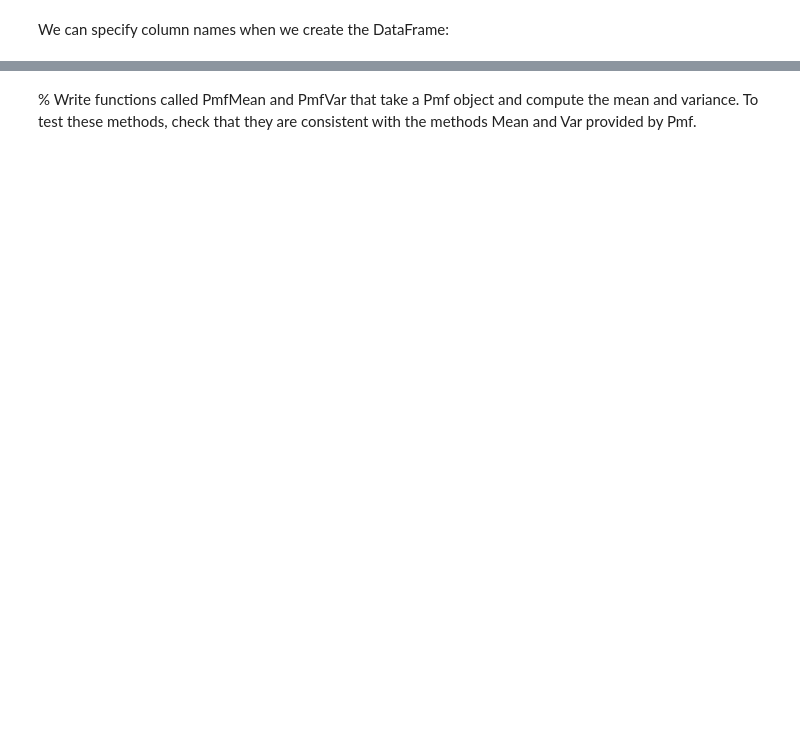
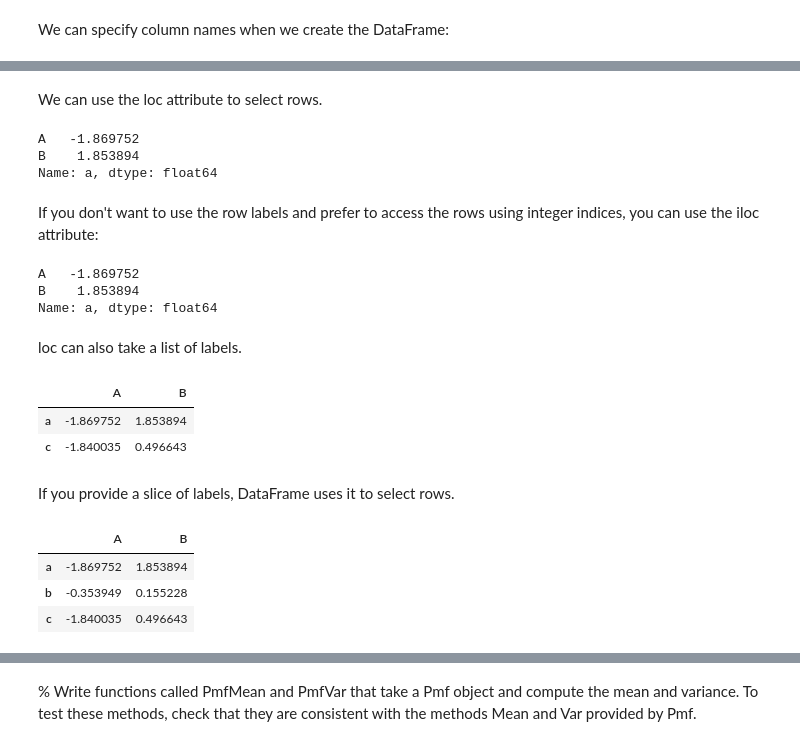
Before and after one commit to nisha1365/THINKSTATSBOOK, a Jupyter notebook: Chapter_3.ipynb, the cells around one changed output, grey strips where cells are left out. Cells and saved outputs as stored; diff of their text form; code cells hidden in the pictures; blank space fills up the shorter version.

```diff
--- a/Chapter_3.ipynb
+++ b/Chapter_3.ipynb
@@ -256,0 +290,34 @@ df
+# %% [markdown]
+We can use the loc attribute to select rows.
+# %%
+df.loc["a"]
+# %% [output]
+A   -1.869752
+B    1.853894
+Name: a, dtype: float64
+# %% [markdown]
+If you don't want to use the row labels and prefer to access the rows using integer indices, you can use the iloc attribute:
+# %%
+df.iloc[0]
+# %% [output]
+A   -1.869752
+B    1.853894
+Name: a, dtype: float64
+# %% [markdown]
+loc can also take a list of labels.
+# %%
+indices = ["a", "c"]
+df.loc[indices]
+# %% [output]
+|  | A | B |
+| a | -1.869752 | 1.853894 |
+| c | -1.840035 | 0.496643 |
+# %% [markdown]
+If you provide a slice of labels, DataFrame uses it to select rows.
+# %%
+df["a":"c"]
+# %% [output]
+|  | A | B |
+| a | -1.869752 | 1.853894 |
+| b | -0.353949 | 0.155228 |
+| c | -1.840035 | 0.496643 |
```
Also changed, not shown: parts of 22 cells of this notebook.
